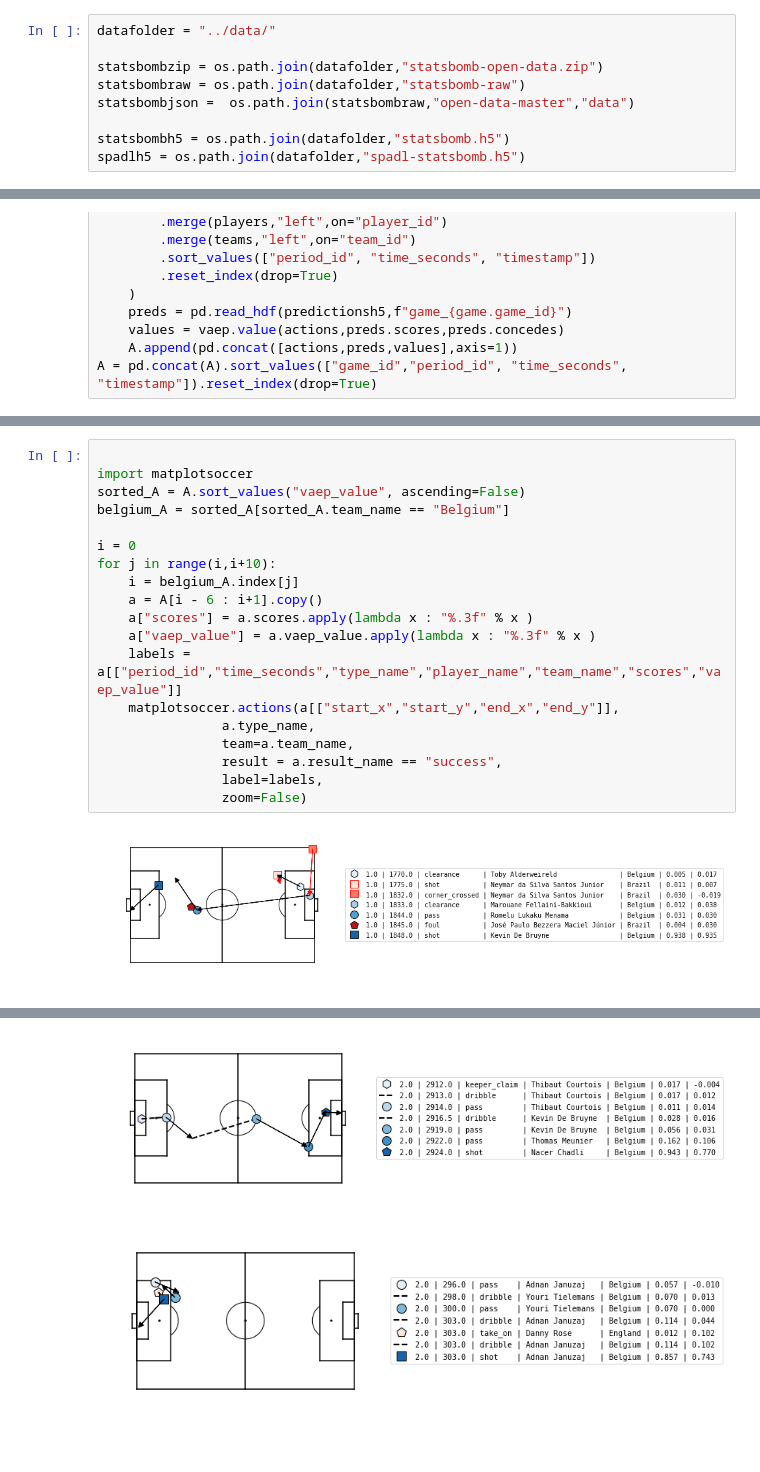
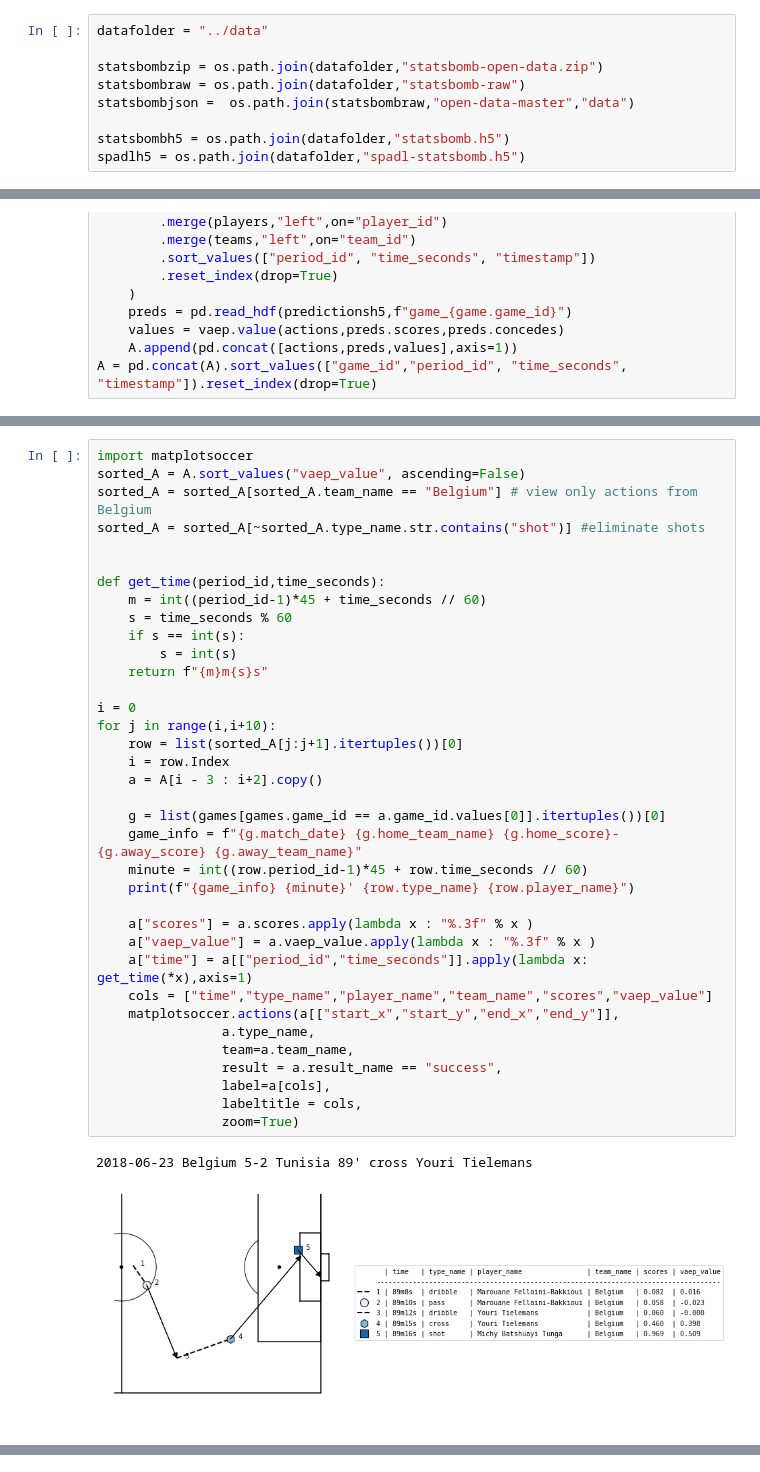
Before and after one commit to ML-KULeuven/socceraction, a Jupyter notebook: notebooks/statsbomb-demo.ipynb, the cells around one changed output, grey strips where cells are left out. Cells and saved outputs as stored; diff of their text form.

```diff
--- a/notebooks/statsbomb-demo.ipynb
+++ b/notebooks/statsbomb-demo.ipynb
@@ -19,5 +18,5 @@ The autoreload extension is already loaded. To reload it, use:
 # %%
-datafolder = "../data/"
+datafolder = "../data"
 
 statsbombzip = os.path.join(datafolder,"statsbomb-open-data.zip")
 statsbombraw = os.path.join(datafolder,"statsbomb-raw")
@@ -309,21 +314,39 @@ A = pd.concat(A).sort_values(["game_id","period_id", "time_seconds", "timestamp"
 # %%
-
 import matplotsoccer
 sorted_A = A.sort_values("vaep_value", ascending=False)
-belgium_A = sorted_A[sorted_A.team_name == "Belgium"]
+sorted_A = sorted_A[sorted_A.team_name == "Belgium"] # view only actions from Belgium
+sorted_A = sorted_A[~sorted_A.type_name.str.contains("shot")] #eliminate shots
+
+
+def get_time(period_id,time_seconds):
+    m = int((period_id-1)*45 + time_seconds // 60)
+    s = time_seconds % 60
+    if s == int(s):
+        s = int(s)
+    return f"{m}m{s}s"
 
 i = 0
 for j in range(i,i+10):
-    i = belgium_A.index[j]
-    a = A[i - 6 : i+1].copy()
+    row = list(sorted_A[j:j+1].itertuples())[0]
+    i = row.Index
+    a = A[i - 3 : i+2].copy()
+
+    g = list(games[games.game_id == a.game_id.values[0]].itertuples())[0]
+    game_info = f"{g.match_date} {g.home_team_name} {g.home_score}-{g.away_score} {g.away_team_name}"
+    minute = int((row.period_id-1)*45 + row.time_seconds // 60)
+    print(f"{game_info} {minute}' {row.type_name} {row.player_name}")
+
     a["scores"] = a.scores.apply(lambda x : "%.3f" % x )
     a["vaep_value"] = a.vaep_value.apply(lambda x : "%.3f" % x )
-    labels = a[["period_id","time_seconds","type_name","player_name","team_name","scores","vaep_value"]]
+    a["time"] = a[["period_id","time_seconds"]].apply(lambda x: get_time(*x),axis=1)
+    cols = ["time","type_name","player_name","team_name","scores","vaep_value"]
     matplotsoccer.actions(a[["start_x","start_y","end_x","end_y"]],
                 a.type_name,
                 team=a.team_name,
                 result = a.result_name == "success",
-                label=labels,
-                zoom=False)
+                label=a[cols],
+                labeltitle = cols,
+                zoom=True)
 # %% [output]
+2018-06-23 Belgium 5-2 Tunisia 89' cross Youri Tielemans
-[figure, old version]
+[figure, new version]
@@ -335,2 +362,0 @@ for j in range(i,i+10):
-[figure, removed]
-[figure, removed]
```
Also changed, not shown: parts of 14 cells of this notebook, 1 other file.
